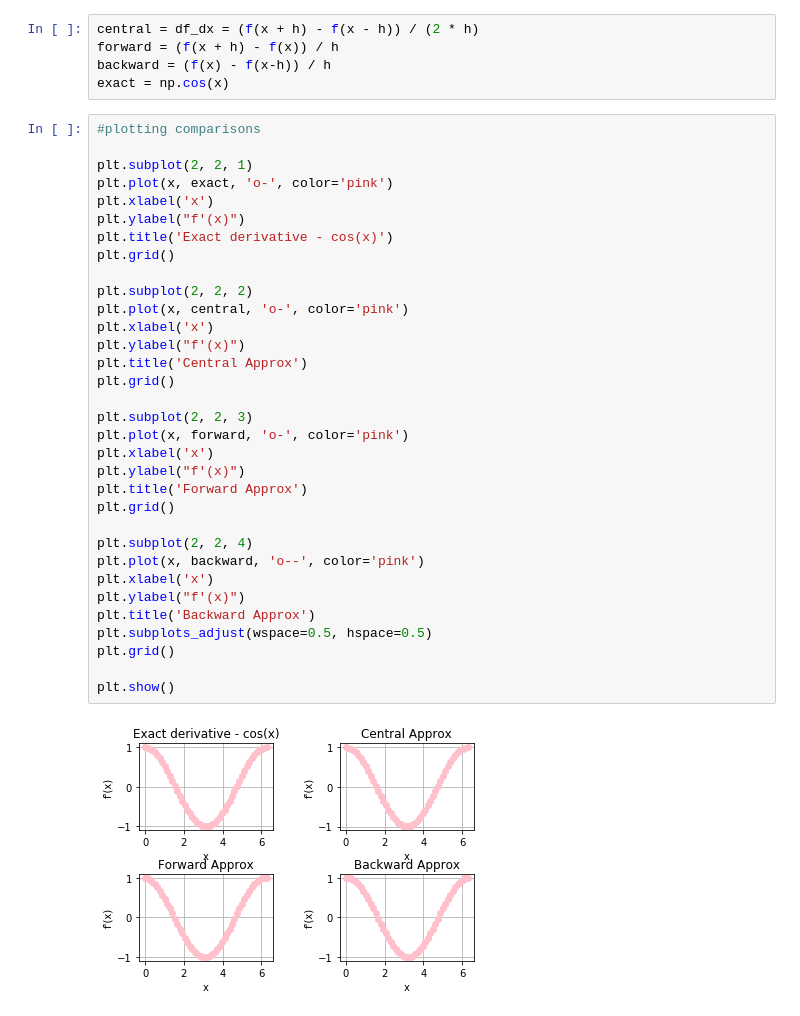
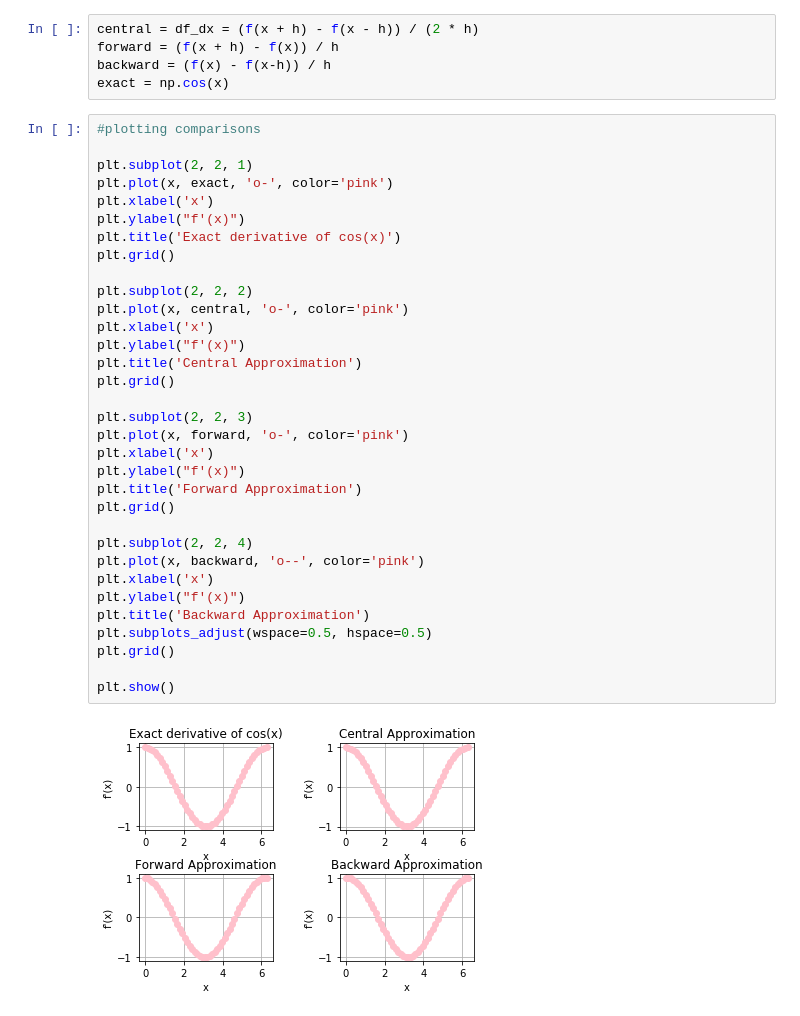
Before and after one commit to manshaarora97/coe311k, a Jupyter notebook: Classwork/ma72449_CH14.ipynb, the cells around one changed output. Drawn from its saved outputs; the diff is of its cells as text.

```diff
--- a/Classwork/ma72449_CH14.ipynb
+++ b/Classwork/ma72449_CH14.ipynb
@@ -45,35 +45,35 @@ exact = np.cos(x)
 # %%
 #plotting comparisons
 
 plt.subplot(2, 2, 1)
 plt.plot(x, exact, 'o-', color='pink')
 plt.xlabel('x')
 plt.ylabel("f'(x)")
-plt.title('Exact derivative - cos(x)')
+plt.title('Exact derivative of cos(x)')
 plt.grid()
 
 plt.subplot(2, 2, 2)
 plt.plot(x, central, 'o-', color='pink')
 plt.xlabel('x')
 plt.ylabel("f'(x)")
-plt.title('Central Approx')
+plt.title('Central Approximation')
 plt.grid()
 
 plt.subplot(2, 2, 3)
 plt.plot(x, forward, 'o-', color='pink')
 plt.xlabel('x')
 plt.ylabel("f'(x)")
-plt.title('Forward Approx')
+plt.title('Forward Approximation')
 plt.grid()
 
 plt.subplot(2, 2, 4)
 plt.plot(x, backward, 'o--', color='pink')
 plt.xlabel('x')
 plt.ylabel("f'(x)")
-plt.title('Backward Approx')
+plt.title('Backward Approximation')
 plt.subplots_adjust(wspace=0.5, hspace=0.5)
 plt.grid()
 
 plt.show()
 # %% [output]
-[figure, old version]
+[figure, new version]
```
Also changed, not shown: 2 other files.
